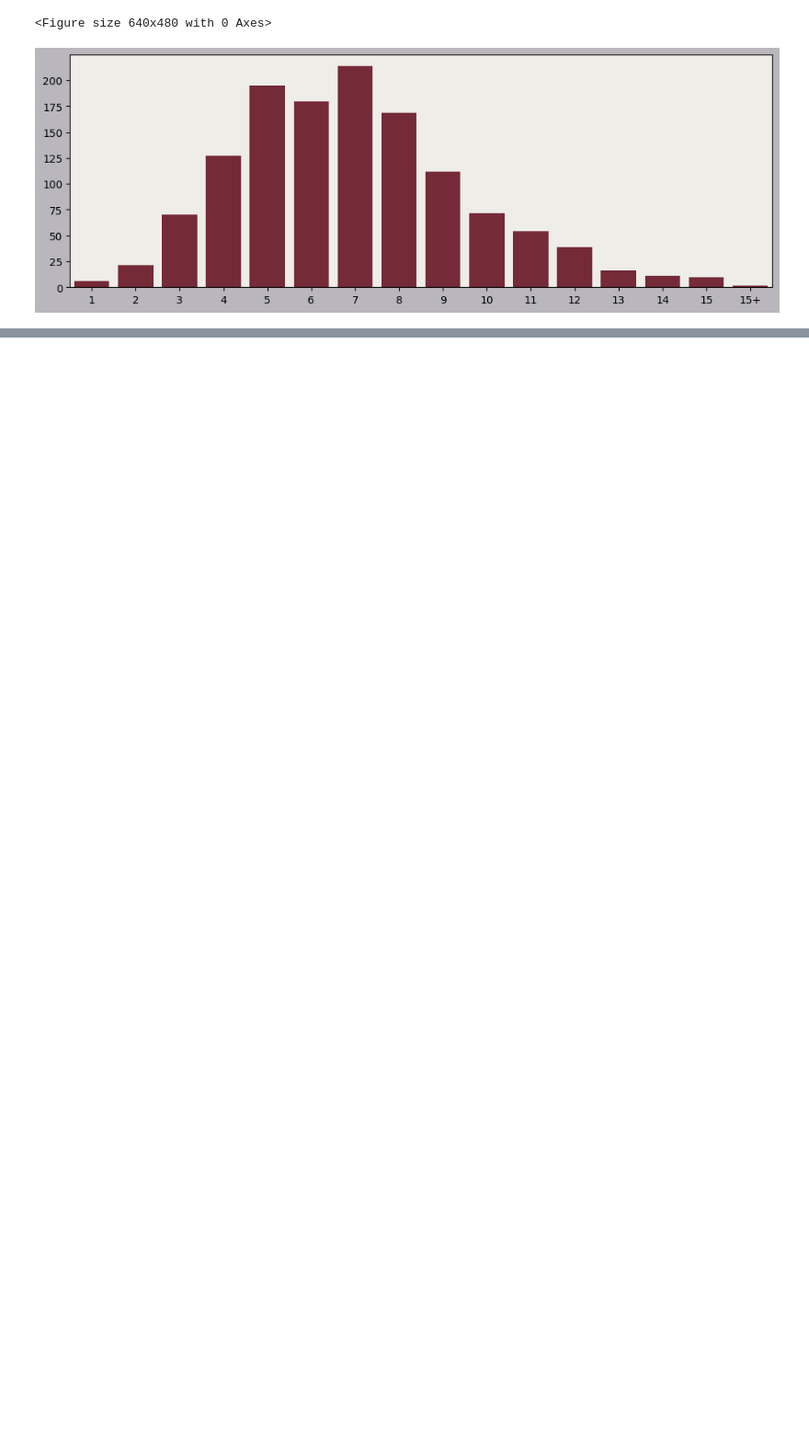
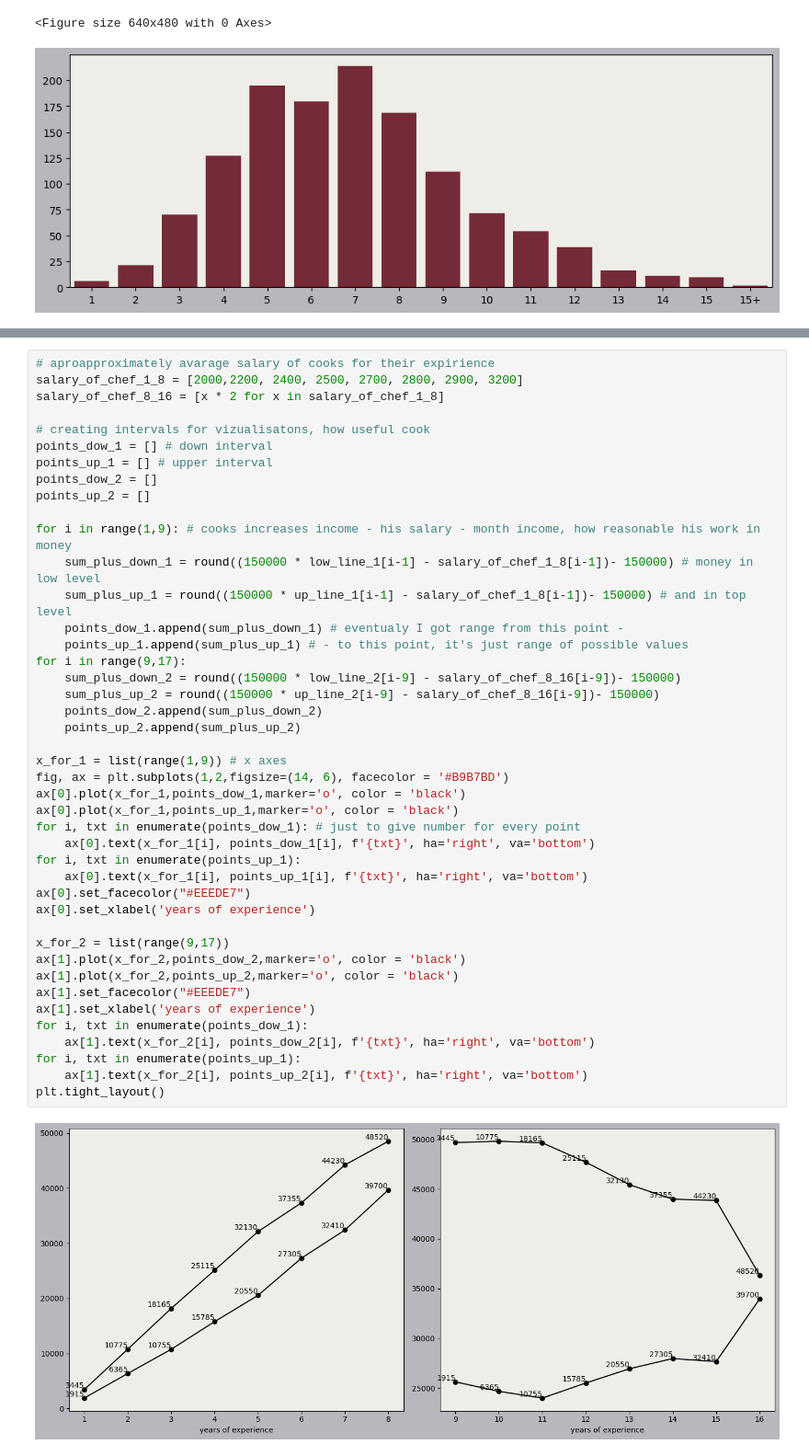
Before and after one commit to Aleksandr-ds17/EDA_Vizual, a Jupyter notebook: qualification of chefs/modeling.ipynb, the cells around one changed output, grey strips where cells are left out. Shown at 92% size. Saved outputs shown, nothing was run; the diff lists cells and outputs as text; blank space fills up the shorter version.

```diff
--- a/qualification of chefs/modeling.ipynb
+++ b/qualification of chefs/modeling.ipynb
@@ -55,0 +160,45 @@ sns.scatterplot(df, x = 'year', y = 'average')
+# %%
+# aproapproximately avarage salary of cooks for their expirience
+salary_of_chef_1_8 = [2000,2200, 2400, 2500, 2700, 2800, 2900, 3200]
+salary_of_chef_8_16 = [x * 2 for x in salary_of_chef_1_8]
+
+# creating intervals for vizualisatons, how useful cook
+points_dow_1 = [] # down interval
+points_up_1 = [] # upper interval
+points_dow_2 = []
+points_up_2 = []
+
+for i in range(1,9): # cooks increases income - his salary - month income, how reasonable his work in money
+    sum_plus_down_1 = round((150000 * low_line_1[i-1] - salary_of_chef_1_8[i-1])- 150000) # money in low level
+    sum_plus_up_1 = round((150000 * up_line_1[i-1] - salary_of_chef_1_8[i-1])- 150000) # and in top level
+    points_dow_1.append(sum_plus_down_1) # eventualy I got range from this point -
+    points_up_1.append(sum_plus_up_1) # - to this point, it's just range of possible values
+for i in range(9,17):
+    sum_plus_down_2 = round((150000 * low_line_2[i-9] - salary_of_chef_8_16[i-9])- 150000)
+    sum_plus_up_2 = round((150000 * up_line_2[i-9] - salary_of_chef_8_16[i-9])- 150000)
+    points_dow_2.append(sum_plus_down_2)
+    points_up_2.append(sum_plus_up_2)
+
+x_for_1 = list(range(1,9)) # x axes
+fig, ax = plt.subplots(1,2,figsize=(14, 6), facecolor = '#B9B7BD')
+ax[0].plot(x_for_1,points_dow_1,marker='o', color = 'black')
+ax[0].plot(x_for_1,points_up_1,marker='o', color = 'black')
+for i, txt in enumerate(points_dow_1): # just to give number for every point
+    ax[0].text(x_for_1[i], points_dow_1[i], f'{txt}', ha='right', va='bottom')
+for i, txt in enumerate(points_up_1):
+    ax[0].text(x_for_1[i], points_up_1[i], f'{txt}', ha='right', va='bottom')
+ax[0].set_facecolor("#EEEDE7")
+ax[0].set_xlabel('years of experience')
+
+x_for_2 = list(range(9,17))
+ax[1].plot(x_for_2,points_dow_2,marker='o', color = 'black')
+ax[1].plot(x_for_2,points_up_2,marker='o', color = 'black')
+ax[1].set_facecolor("#EEEDE7")
+ax[1].set_xlabel('years of experience')
+for i, txt in enumerate(points_dow_1):
+    ax[1].text(x_for_2[i], points_dow_2[i], f'{txt}', ha='right', va='bottom')
+for i, txt in enumerate(points_up_1):
+    ax[1].text(x_for_2[i], points_up_2[i], f'{txt}', ha='right', va='bottom')
+plt.tight_layout()
+# %% [output]
+[figure, added]
```
Also changed, not shown: parts of 10 cells of this notebook.
